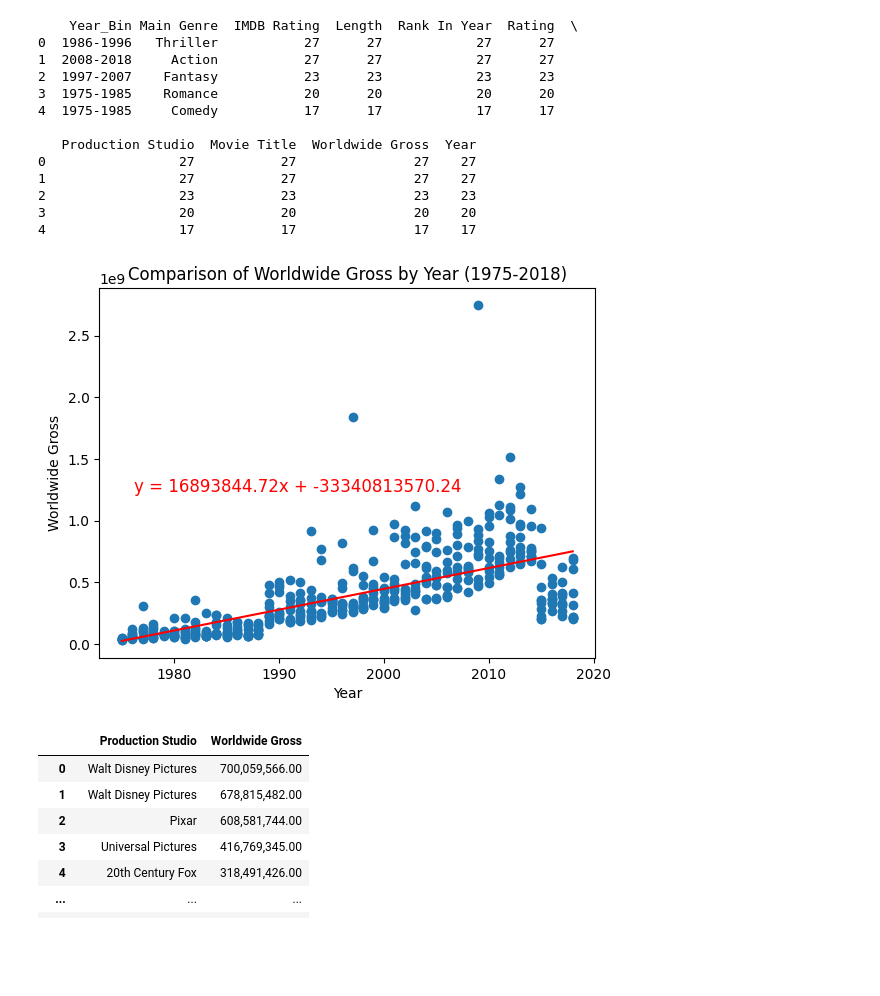
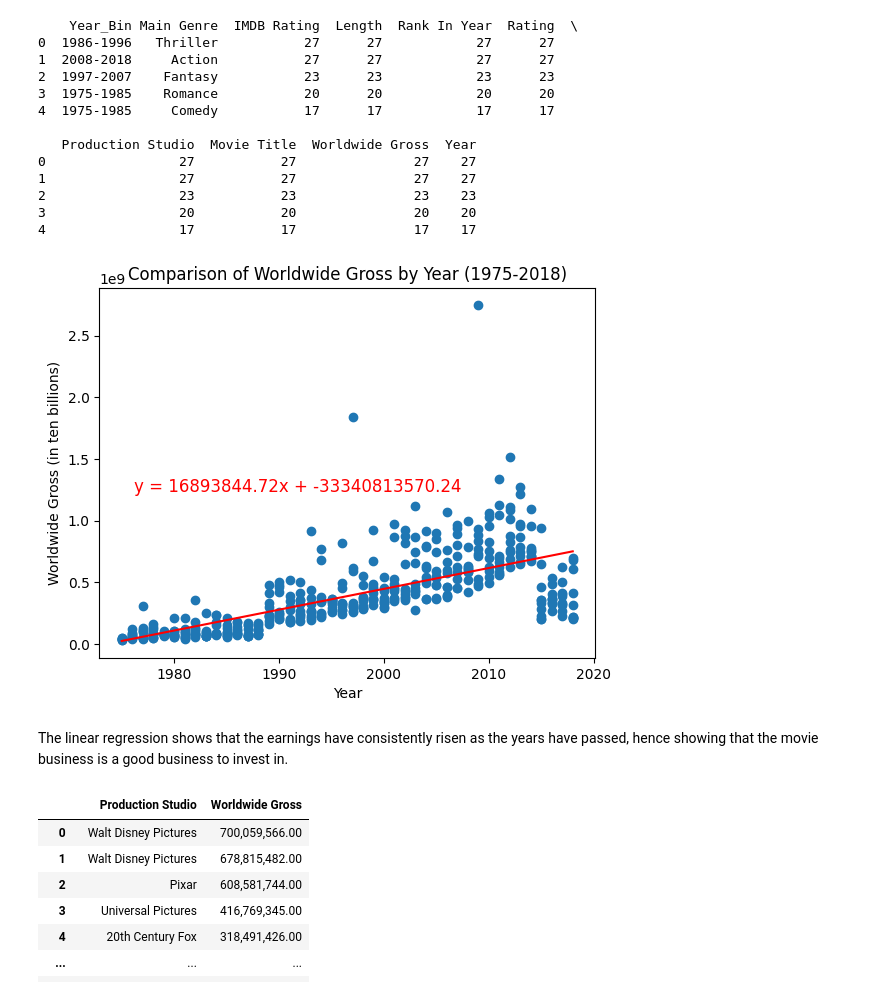
Before and after one commit to vmueller13/Worldwide-Earnings-of-Top-Movies-1975-2018, a Jupyter notebook: Movie_project_py.ipynb, the cells around one changed output. Saved outputs shown, nothing was run; the diff lists cells and outputs as text; code cells hidden in the pictures; blank space fills up the shorter version.

```diff
--- a/Movie_project_py.ipynb
+++ b/Movie_project_py.ipynb
@@ -418,19 +424,21 @@ print(top_5)
 # %%
 # Linear regression for earnings 1975-2018
 x_values = clean_df["Year"]
 y_values = clean_df["Worldwide Gross"]
 (slope, intercept, rvalue, pvalue, stderr) = linregress(x_values, y_values)
 regress_values = x_values * slope + intercept
 line_eq = "y = " + str(round(slope,2)) + "x + " + str(round(intercept,2))
 plt.scatter(x_values,y_values)
 plt.plot(x_values,regress_values,"r-")
 plt.annotate(line_eq, xy=(0.07, 0.45), xycoords='axes fraction', fontsize=12, color='red')
 plt.xlabel('Year')
-plt.ylabel('Worldwide Gross')
+plt.ylabel('Worldwide Gross (in ten billions)')
 plt.title('Comparison of Worldwide Gross by Year (1975-2018)')
 plt.show()
 # %% [output]
-[figure, old version]
+[figure, new version]
+# %% [markdown]
+The linear regression shows that the earnings have consistently risen as the years have passed, hence showing that the movie business is a good business to invest in.
 # %%
 #make a new DF with only Production company and worldwide gross
 studio_data = clean_df.drop(columns=['Year_Bin', 'Main Genre', 'IMDB Rating', 'Length', 'Rank In Year', 'Rating', 'Movie Title', 'Year'])
```
Also changed, not shown: parts of 11 cells of this notebook.
